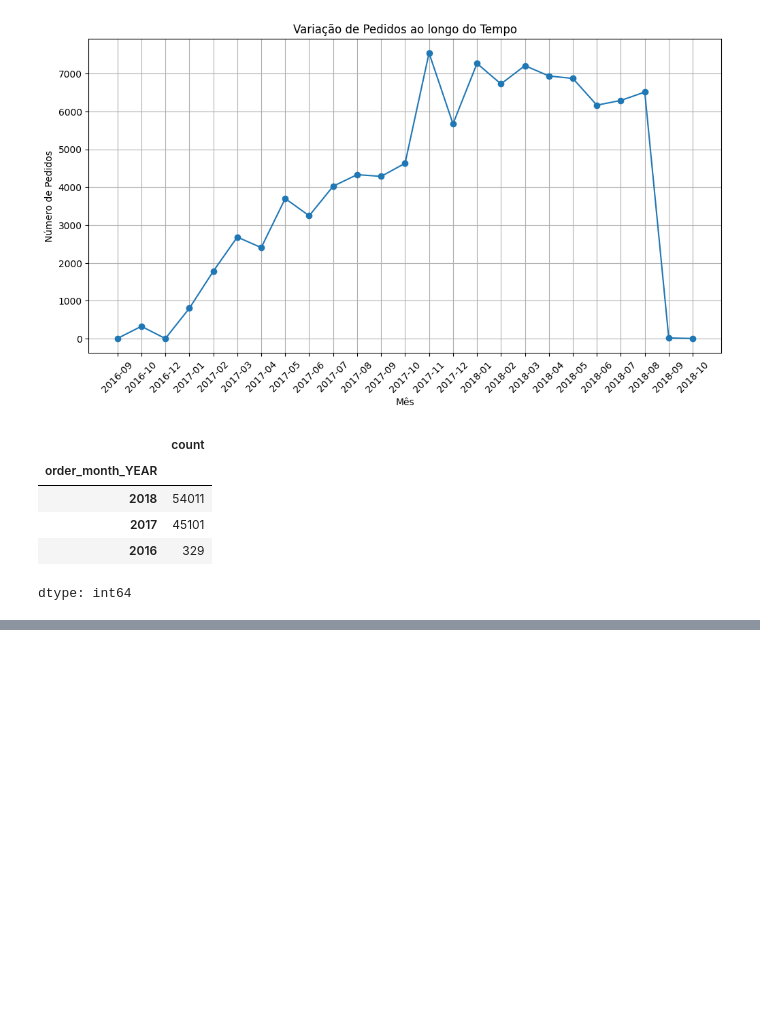
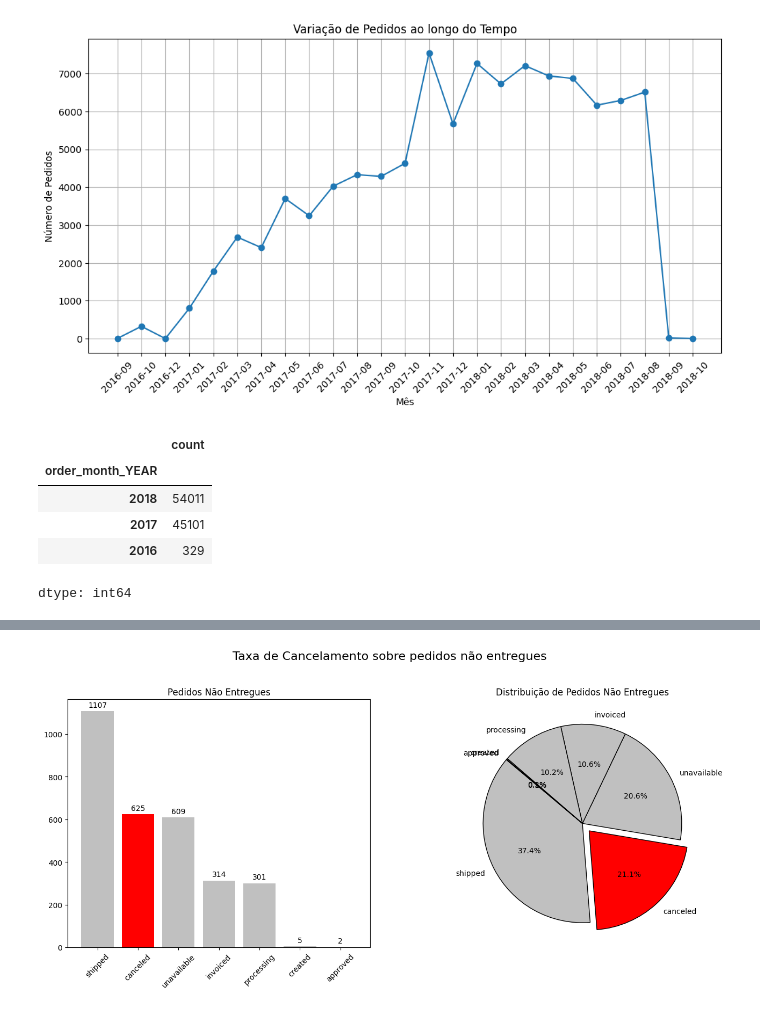
Before and after one commit to talescn/KAGGLE---Brazilian-E-Commerce, a Jupyter notebook: Brazilian_E_Commerce_Public_Dataset_by_Olist.ipynb, the cells around one changed output, grey strips where cells are left out. Saved outputs shown, nothing was run; the diff lists cells and outputs as text; code cells hidden in the pictures; blank space fills up the shorter version.

```diff
--- a/Brazilian_E_Commerce_Public_Dataset_by_Olist.ipynb
+++ b/Brazilian_E_Commerce_Public_Dataset_by_Olist.ipynb
@@ -314,0 +448,37 @@ dtype: int64
+# %%
+
+# Definir cores para os gráficos
+cores = ['red' if order == 'canceled' else 'silver' for order in status_filtered.index]
+
+# Explodir apenas a fatia dos cancelados no gráfico de pizza
+explode = [0.1 if order == 'canceled' else 0 for order in status_filtered.index]
+
+# Criando a figura e os subgráficos
+fig, axs = plt.subplots(1, 2, figsize=(16, 6))
+fig.subplots_adjust(wspace=0.2)
+fig.suptitle('Taxa de Cancelamento sobre pedidos não entregues', fontsize=16, y=1.03)
+
+# Gráfico de barras
+axs[0].bar(status_filtered.index, status_filtered.values, color=cores)
+axs[0].set_title('Pedidos Não Entregues')
+axs[0].set_xticklabels(status_filtered.index, rotation=45)
+
+# Adicionar rótulos de valores nas barras
+for i, v in enumerate(status_filtered.values):
+    axs[0].text(i, v + 10, str(v), color='black', ha='center', va='bottom')
+
+# Gráfico de pizza
+axs[1].pie(
+    status_filtered.values,
+    labels=status_filtered.index,
+    autopct='%1.1f%%',
+    colors=cores,
+    explode=explode,
+    startangle=140,  # Ajuste do ângulo inicial para melhor visualização
+    wedgeprops={'edgecolor': 'black'}  # Adiciona bordas pretas para melhor legibilidade
+)
+axs[1].set_title('Distribuição de Pedidos Não Entregues')
+
+plt.show()
+# %% [output]
+[figure, added]
```
Also changed, not shown: parts of 36 cells of this notebook.
